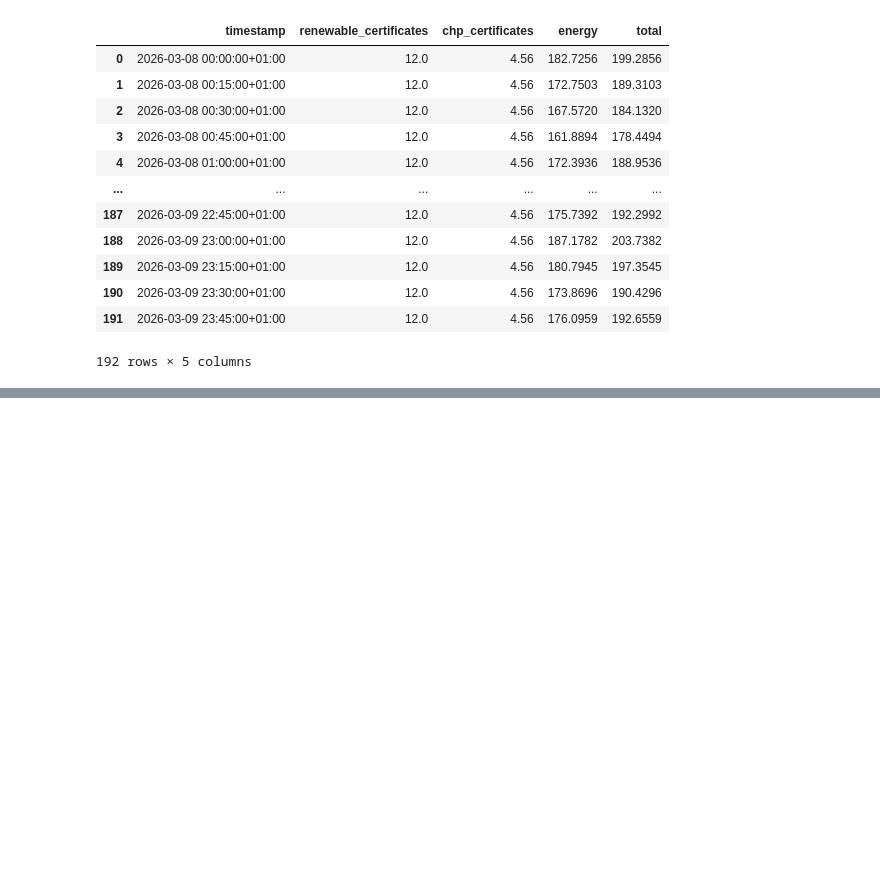
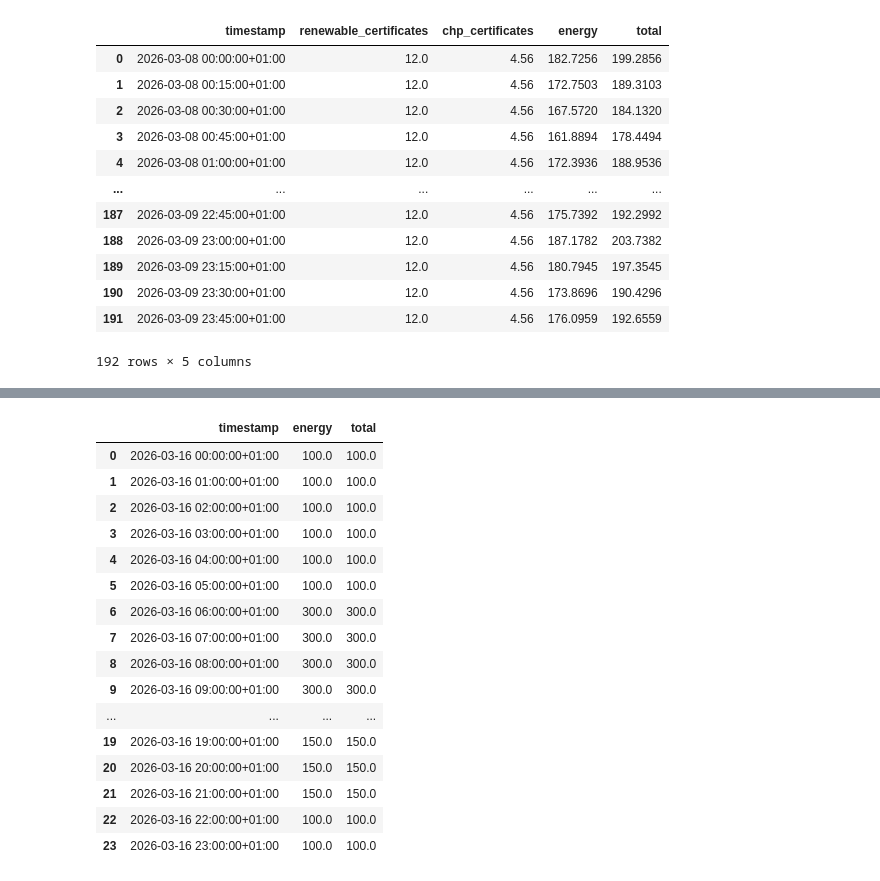
Before and after one commit to EnergieID/energy-cost, a Jupyter notebook: notebooks/tariff.ipynb, the cells around one changed output, grey strips where cells are left out. Drawn from its saved outputs; the diff is of its cells as text; code cells hidden in the pictures; blank space fills up the shorter version.

```diff
--- a/notebooks/tariff.ipynb
+++ b/notebooks/tariff.ipynb
@@ -230,0 +283,28 @@ tariff.get_cost(start, end)
+# %%
+import datetime as dt
+
+scheduled_tariff = Tariff.from_yaml("../data/tariffs/foo/scheduled_tariff.yml")
+
+# One full weekday at hourly resolution — Monday 2026-03-16
+weekday_start = dt.datetime.fromisoformat("2026-03-16 00:00:00+01:00")
+weekday_end   = dt.datetime.fromisoformat("2026-03-17 00:00:00+01:00")
+
+scheduled_tariff.get_cost(weekday_start, weekday_end, resolution=dt.timedelta(hours=1))
+# %% [output]
+|  | timestamp | energy | total |
+| 0 | 2026-03-16 00:00:00+01:00 | 100.0 | 100.0 |
+| 1 | 2026-03-16 01:00:00+01:00 | 100.0 | 100.0 |
+| 2 | 2026-03-16 02:00:00+01:00 | 100.0 | 100.0 |
+| 3 | 2026-03-16 03:00:00+01:00 | 100.0 | 100.0 |
+| 4 | 2026-03-16 04:00:00+01:00 | 100.0 | 100.0 |
+| 5 | 2026-03-16 05:00:00+01:00 | 100.0 | 100.0 |
+| 6 | 2026-03-16 06:00:00+01:00 | 300.0 | 300.0 |
+| 7 | 2026-03-16 07:00:00+01:00 | 300.0 | 300.0 |
+| 8 | 2026-03-16 08:00:00+01:00 | 300.0 | 300.0 |
+| 9 | 2026-03-16 09:00:00+01:00 | 300.0 | 300.0 |
+| ... | ... | ... | ... |
+| 19 | 2026-03-16 19:00:00+01:00 | 150.0 | 150.0 |
+| 20 | 2026-03-16 20:00:00+01:00 | 150.0 | 150.0 |
+| 21 | 2026-03-16 21:00:00+01:00 | 150.0 | 150.0 |
+| 22 | 2026-03-16 22:00:00+01:00 | 100.0 | 100.0 |
+| 23 | 2026-03-16 23:00:00+01:00 | 100.0 | 100.0 |
```
Also changed, not shown: parts of 5 cells of this notebook.
